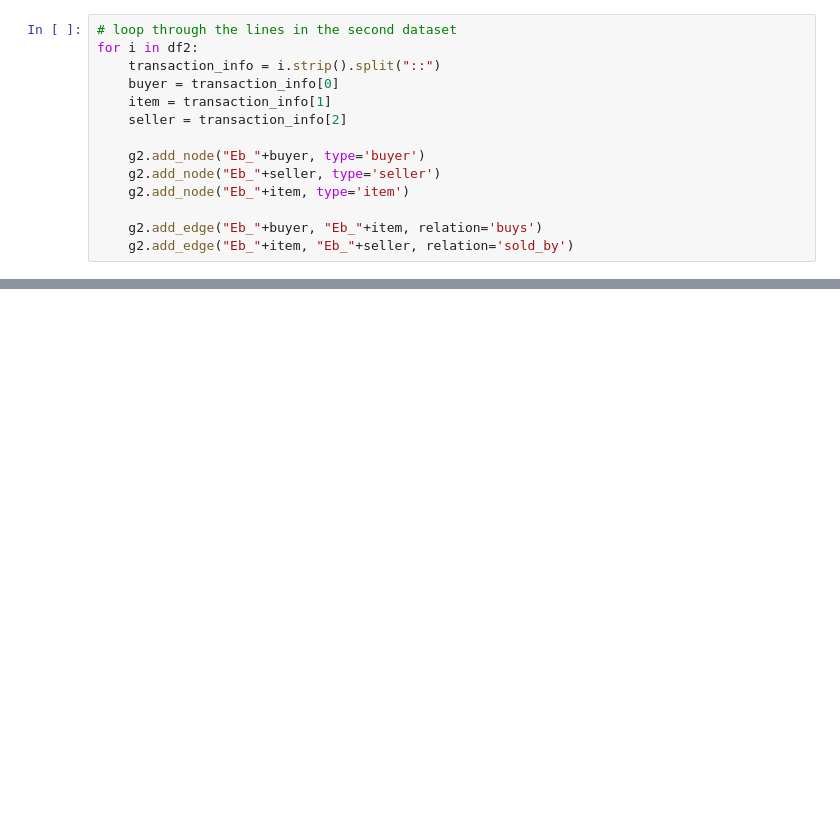
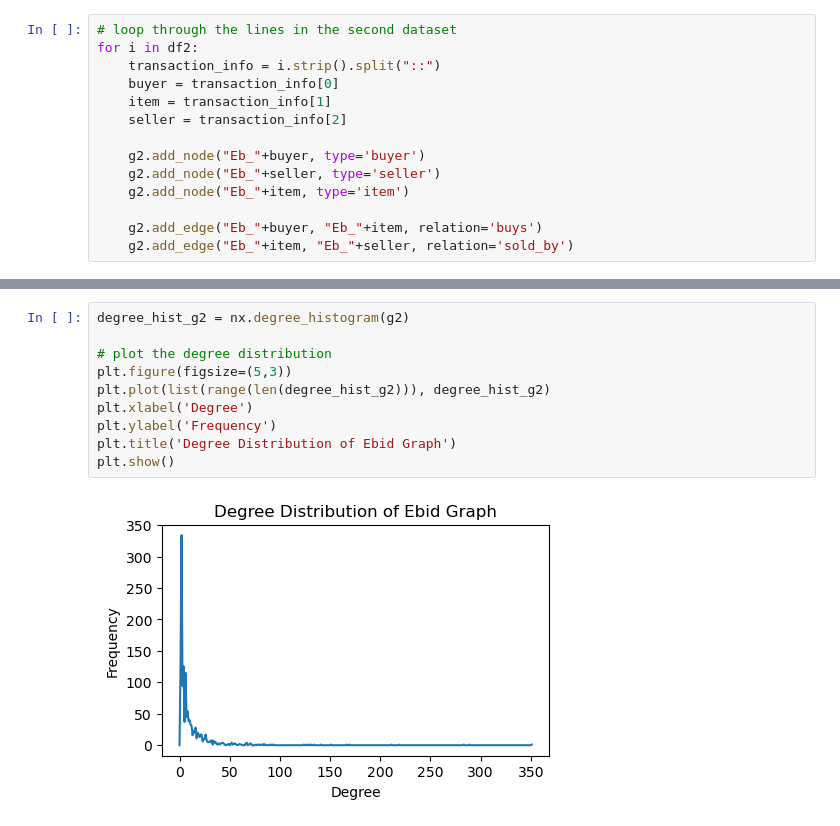
Before and after one commit to Kellysususu/B2B_Commerce_Recommendation, a Jupyter notebook: B2B_Data_Analysis.ipynb, the cells around one changed output, grey strips where cells are left out. Drawn from its saved outputs; the diff is of its cells as text; blank space fills up the shorter version.

```diff
--- a/B2B_Data_Analysis.ipynb
+++ b/B2B_Data_Analysis.ipynb
@@ -93,0 +74,12 @@ Average Eigenvector centrality: 0.003265179906974429
+# %%
+degree_hist_g2 = nx.degree_histogram(g2)
+
+# plot the degree distribution
+plt.figure(figsize=(5,3))
+plt.plot(list(range(len(degree_hist_g2))), degree_hist_g2)
+plt.xlabel('Degree')
+plt.ylabel('Frequency')
+plt.title('Degree Distribution of Ebid Graph')
+plt.show()
+# %% [output]
+[figure, added]
```
Also changed, not shown: parts of 10 cells of this notebook.
